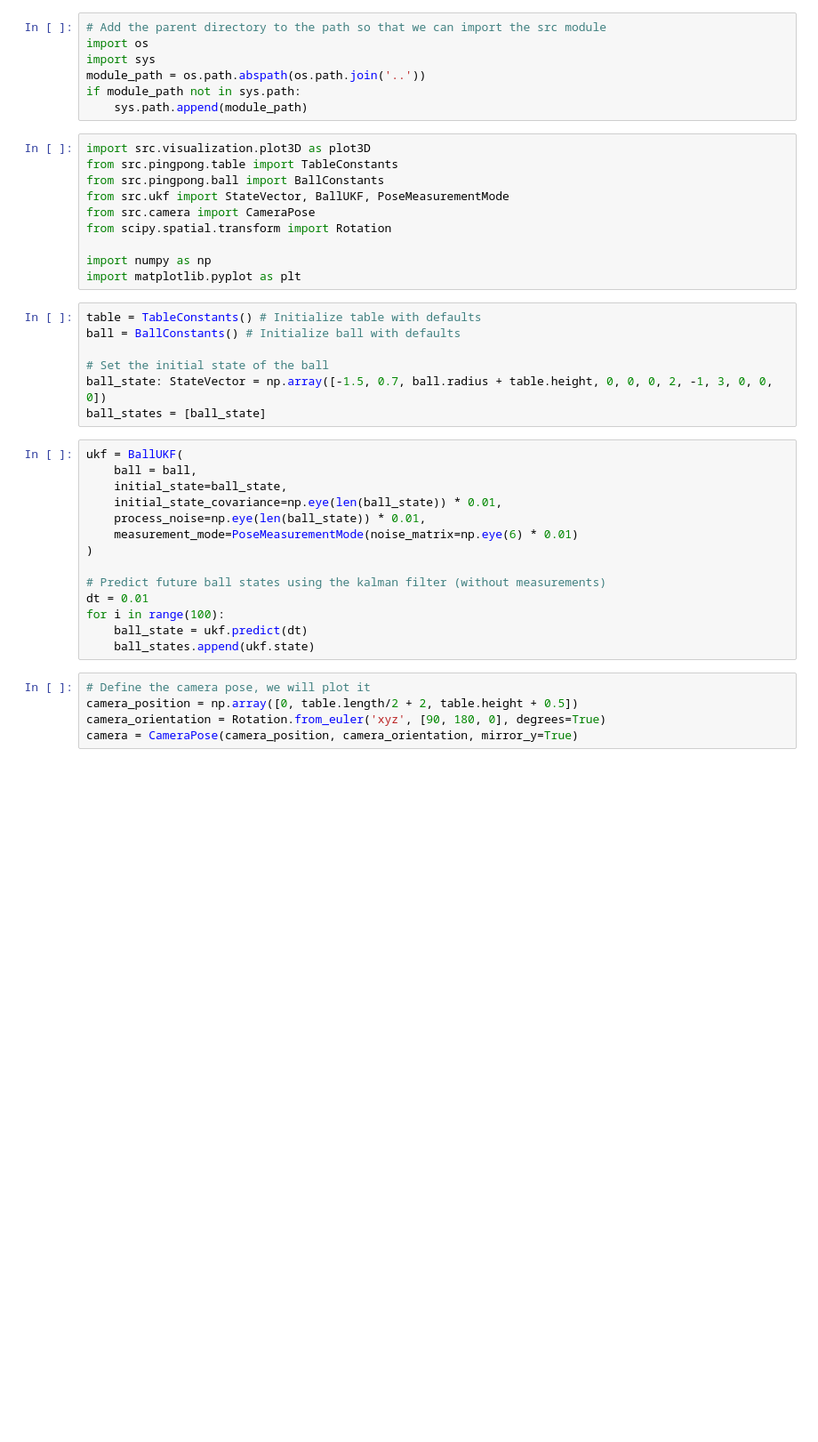
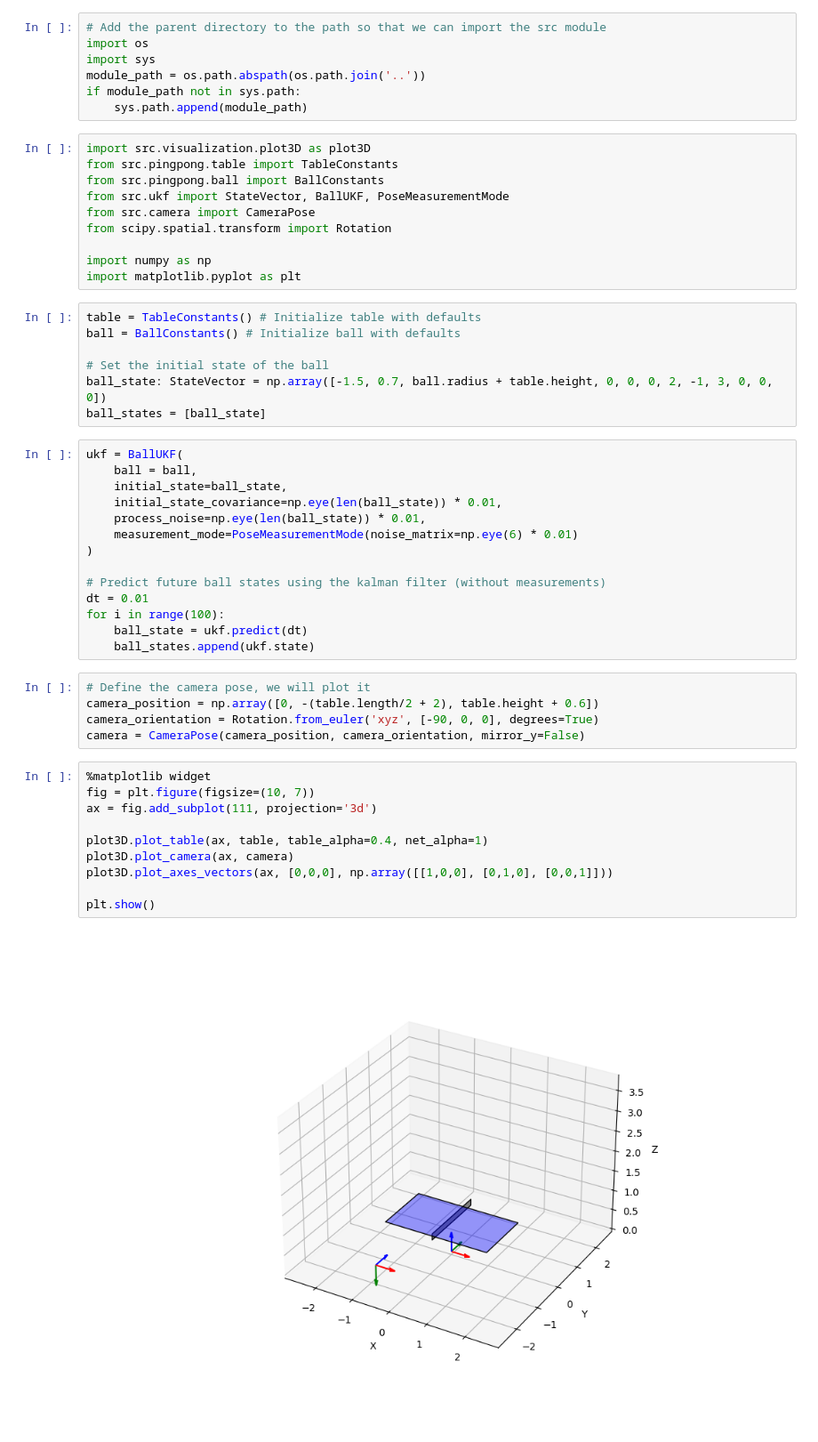
Before and after one commit to Priyanshu4/PingPongTracking, a Jupyter notebook: notebooks/plot_trajectory.ipynb, the cells around one changed output. Shown: that part at 89% size. Drawn from its saved outputs; the diff is of its cells as text; blank space fills up the shorter version.

```diff
--- a/notebooks/plot_trajectory.ipynb
+++ b/notebooks/plot_trajectory.ipynb
@@ -38,7 +38,19 @@ for i in range(100):
     ball_states.append(ukf.state)
 # %%
 # Define the camera pose, we will plot it
-camera_position = np.array([0, table.length/2 + 2, table.height + 0.5])
-camera_orientation = Rotation.from_euler('xyz', [90, 180, 0], degrees=True)
-camera = CameraPose(camera_position, camera_orientation, mirror_y=True)
+camera_position = np.array([0, -(table.length/2 + 2), table.height + 0.6])
+camera_orientation = Rotation.from_euler('xyz', [-90, 0, 0], degrees=True)
+camera = CameraPose(camera_position, camera_orientation, mirror_y=False)
+# %%
+%matplotlib widget
+fig = plt.figure(figsize=(10, 7))
+ax = fig.add_subplot(111, projection='3d')
+
+plot3D.plot_table(ax, table, table_alpha=0.4, net_alpha=1)
+plot3D.plot_camera(ax, camera)
+plot3D.plot_axes_vectors(ax, [0,0,0], np.array([[1,0,0], [0,1,0], [0,0,1]]))
+
+plt.show()
+# %% [output]
+[figure, added]
 # %%
```
Also changed, not shown: parts of 1 cell of this notebook, 12 other files.
